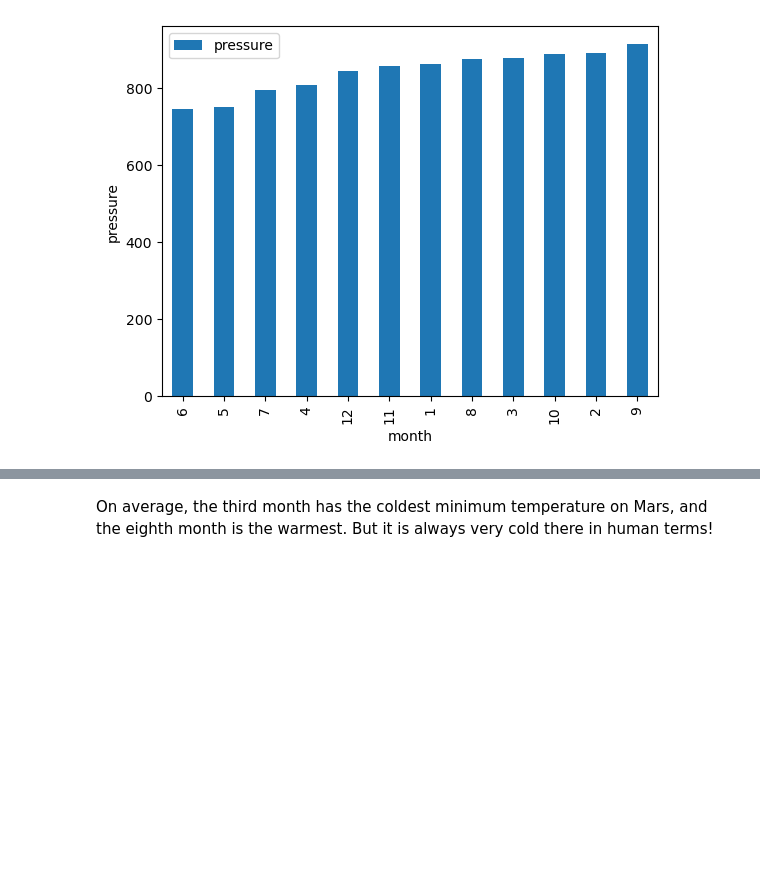
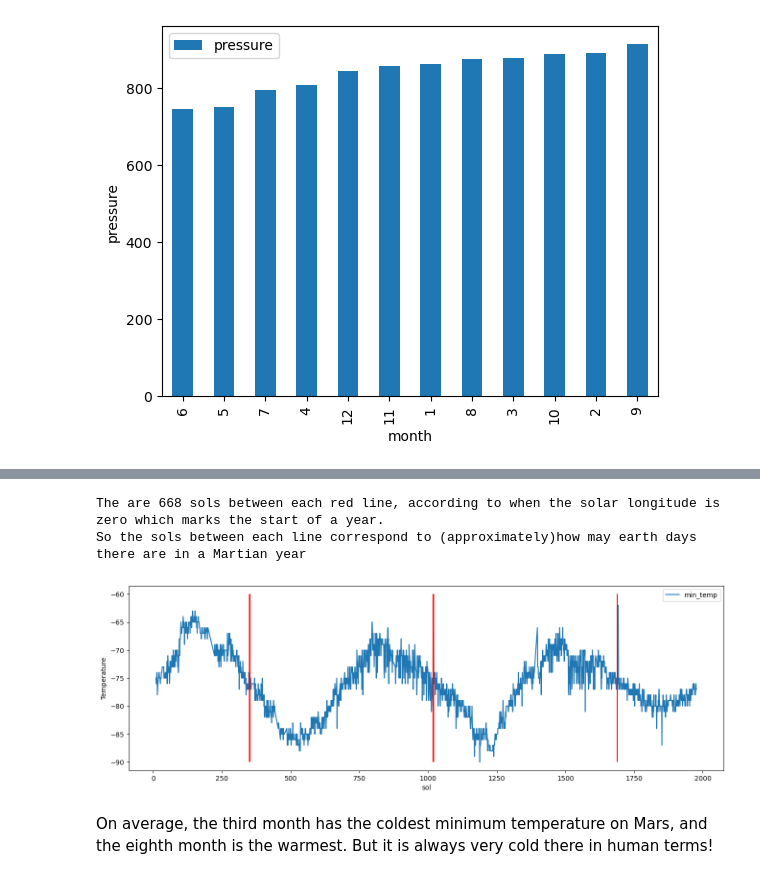
Before and after one commit to BMO777/Mars_Weather_Analysis, a Jupyter notebook: part_2_mars_weather.ipynb, the cells around one changed output, grey strips where cells are left out. Cells and saved outputs as stored; diff of their text form; code cells hidden in the pictures; blank space fills up the shorter version.

Commit message:
add vlines to final chart to approximate earth days in marian year

```diff
--- a/part_2_mars_weather.ipynb
+++ b/part_2_mars_weather.ipynb
@@ -215,0 +209,4 @@ plt.show;
+# %%
+EdMy = MTdf.groupby(['sol']).agg({'ls': 'min'})
+EdMy = EdMy.loc[EdMy['ls']== EdMy.ls.min()]
+EdMy
@@ -216,3 +222,15 @@ plt.show;
+# %%
+# 5. How many terrestrial (earth) days are there in a Martian year?
+print('The are 668 sols between each red line, according to when the solar longitude is zero which marks the start of a year.')
+print('So the sols between each line correspond to (approximately)how may earth days there are in a Martian year')
+MTdf.plot('sol', "min_temp", ylabel="Temperature", figsize=(16,5))
+plt.vlines(x=EdMy.index.to_list(), ymin=-90, ymax=-60, colors='red')
+
+plt.show;
+# %% [output]
+The are 668 sols between each red line, according to when the solar longitude is zero which marks the start of a year.
+So the sols between each line correspond to (approximately)how may earth days there are in a Martian year
+[figure, added]
 # %% [markdown]
 On average, the third month has the coldest minimum temperature on Mars, and the eighth month is the warmest. But it is always very cold there in human terms!
 # %% [markdown]
```
Also changed, not shown: parts of 2 cells of this notebook.
